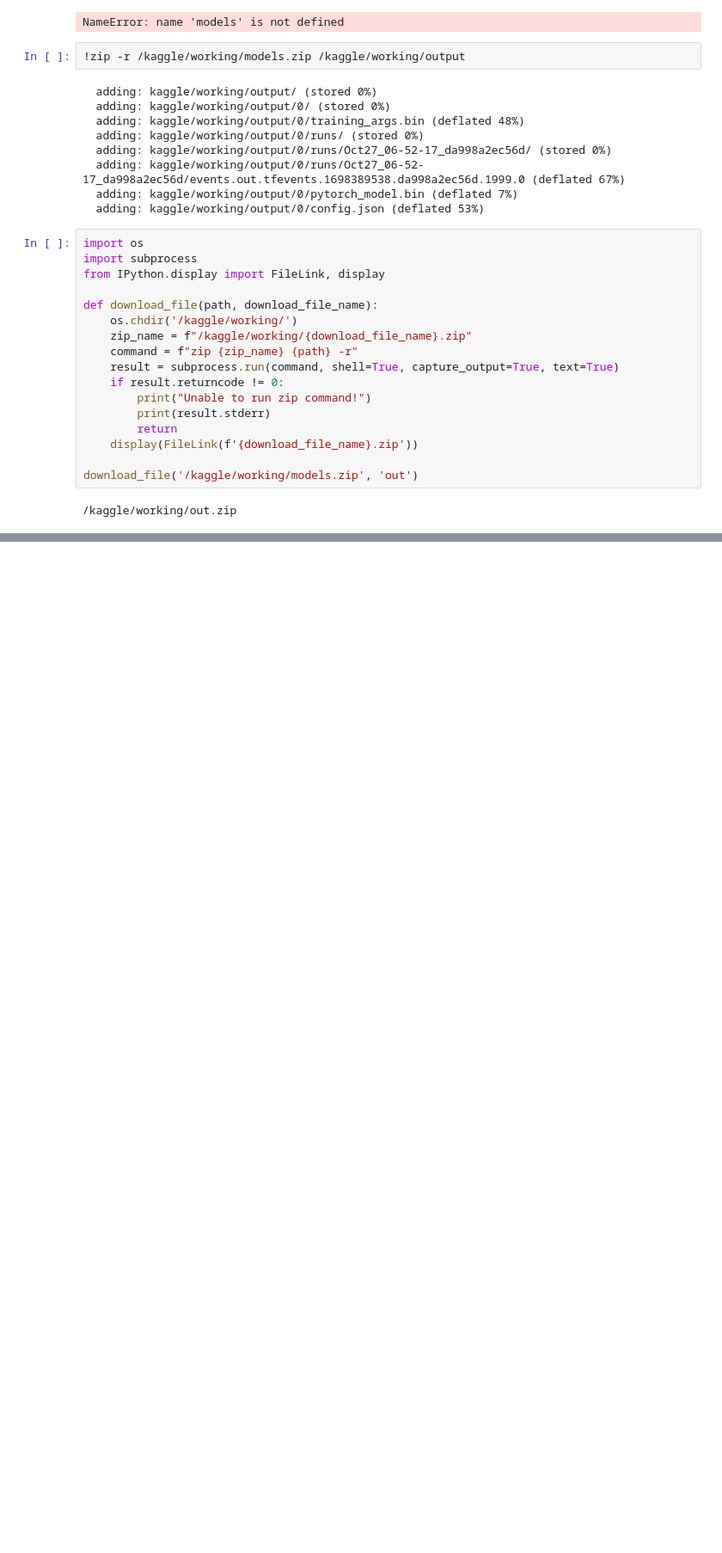
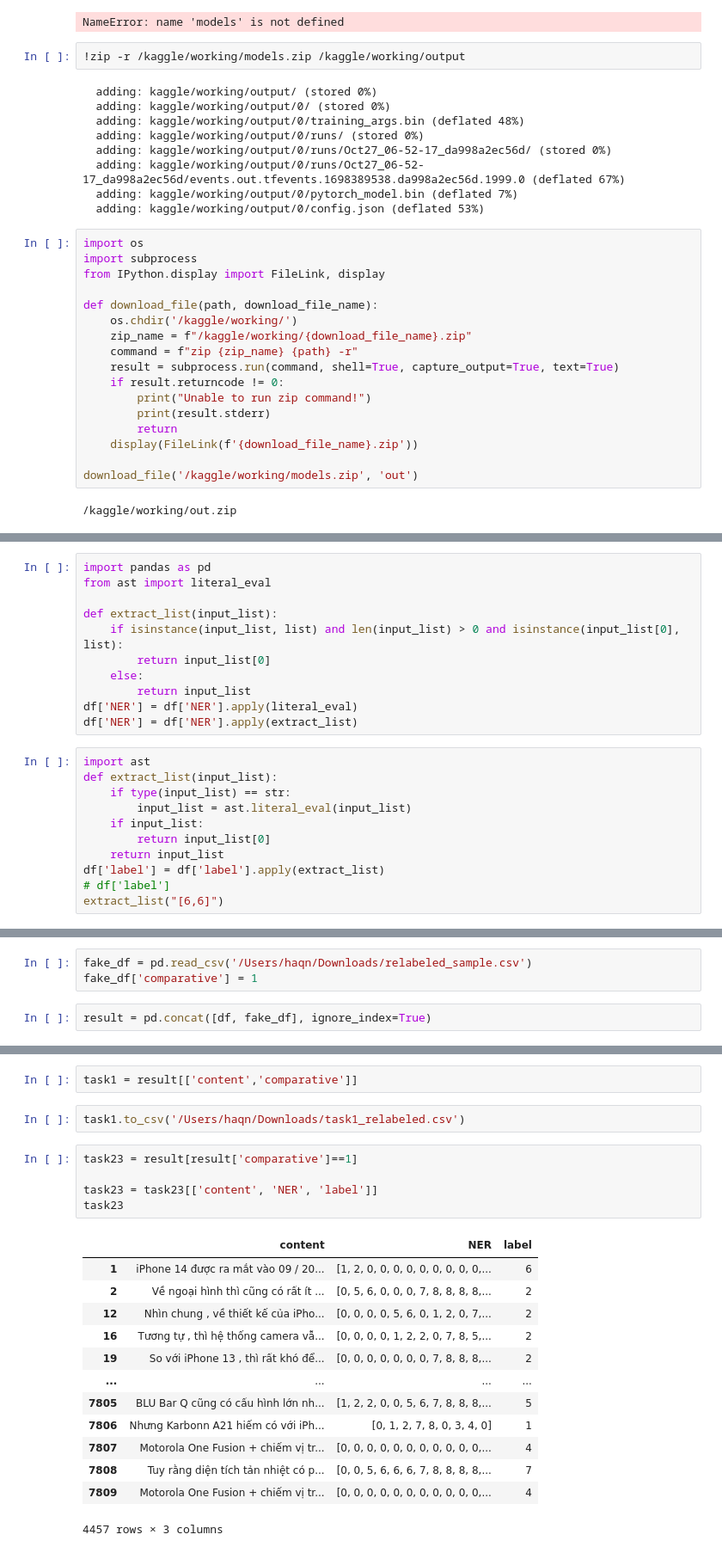
Before and after one commit to hallie304/comparative-opinion-mining, a Jupyter notebook: baseline(0.1304)/task3/phobert_based_v2.ipynb, the cells around one changed output, grey strips where cells are left out. Shown: that part at 86% size. Saved outputs shown, nothing was run; the diff lists cells and outputs as text; blank space fills up the shorter version.

```diff
--- a/baseline(0.1304)/task3/phobert_based_v2.ipynb
+++ b/baseline(0.1304)/task3/phobert_based_v2.ipynb
@@ -317,0 +335,22 @@ download_file('/kaggle/working/models.zip', 'out')
+# %%
+import pandas as pd
+from ast import literal_eval
+
+def extract_list(input_list):
+    if isinstance(input_list, list) and len(input_list) > 0 and isinstance(input_list[0], list):
+        return input_list[0]
+    else:
+        return input_list
+df['NER'] = df['NER'].apply(literal_eval)
+df['NER'] = df['NER'].apply(extract_list)
+# %%
+import ast
+def extract_list(input_list):
+    if type(input_list) == str:
+        input_list = ast.literal_eval(input_list)
+    if input_list:
+        return input_list[0]
+    return input_list
+df['label'] = df['label'].apply(extract_list)
+# df['label']
+extract_list("[6,6]")
@@ -317,0 +377,5 @@ download_file('/kaggle/working/models.zip', 'out')
+# %%
+fake_df = pd.read_csv('/Users/haqn/Downloads/relabeled_sample.csv')
+fake_df['comparative'] = 1
+# %%
+result = pd.concat([df, fake_df], ignore_index=True)
@@ -317,0 +398,23 @@ download_file('/kaggle/working/models.zip', 'out')
+# %%
+task1 = result[['content','comparative']]
+# %%
+task1.to_csv('/Users/haqn/Downloads/task1_relabeled.csv')
+# %%
+task23 = result[result['comparative']==1]
+
+task23 = task23[['content', 'NER', 'label']]
+task23
+# %% [output]
+|  | content | NER | label |
+| 1 | iPhone 14 được ra mắt vào 09 / 20... | [1, 2, 0, 0, 0, 0, 0, 0, 0, 0, 0,... | 6 |
+| 2 | Về ngoại hình thì cũng có rất ít ... | [0, 5, 6, 0, 0, 0, 7, 8, 8, 8, 8,... | 2 |
+| 12 | Nhìn chung , về thiết kế của iPho... | [0, 0, 0, 0, 5, 6, 0, 1, 2, 0, 7,... | 2 |
+| 16 | Tương tự , thì hệ thống camera vẫ... | [0, 0, 0, 0, 1, 2, 2, 0, 7, 8, 5,... | 2 |
+| 19 | So với iPhone 13 , thì rất khó để... | [0, 0, 0, 0, 0, 0, 0, 7, 8, 8, 8,... | 2 |
+| ... | ... | ... | ... |
+| 7805 | BLU Bar Q cũng có cấu hình lớn nh... | [1, 2, 2, 0, 0, 5, 6, 7, 8, 8, 8,... | 5 |
+| 7806 | Nhưng Karbonn A21 hiếm có với iPh... | [0, 1, 2, 7, 8, 0, 3, 4, 0] | 1 |
+| 7807 | Motorola One Fusion + chiếm vị tr... | [0, 0, 0, 0, 0, 0, 0, 0, 0, 0, 0,... | 4 |
+| 7808 | Tuy rằng diện tích tản nhiệt có p... | [0, 0, 5, 6, 6, 6, 7, 8, 8, 8, 8,... | 7 |
+| 7809 | Motorola One Fusion + chiếm vị tr... | [0, 0, 0, 0, 0, 0, 0, 0, 0, 0, 0,... | 4 |
+4457 rows × 3 columns
```
Also changed, not shown: parts of 6 cells of this notebook, 37 other files.
